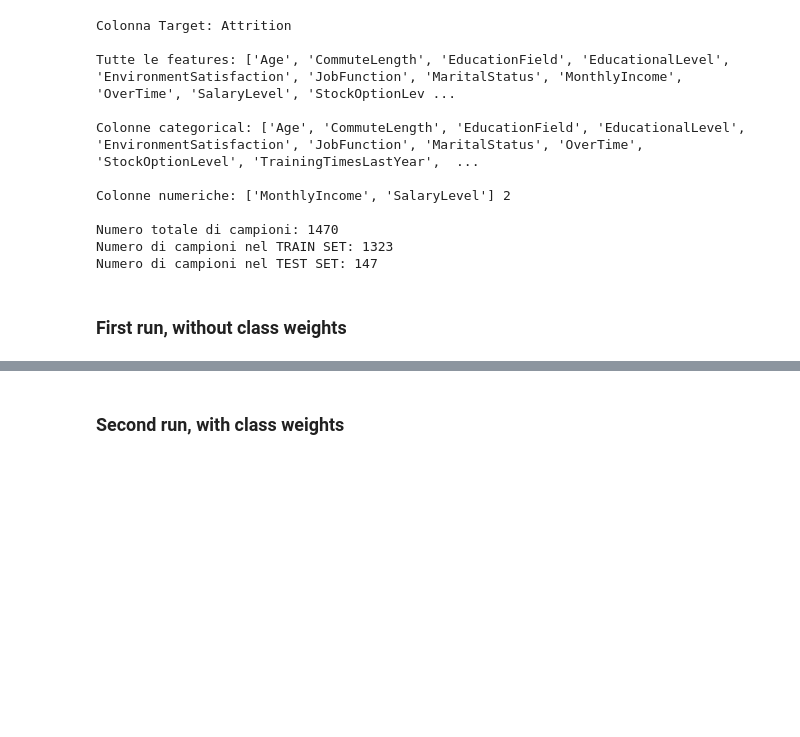
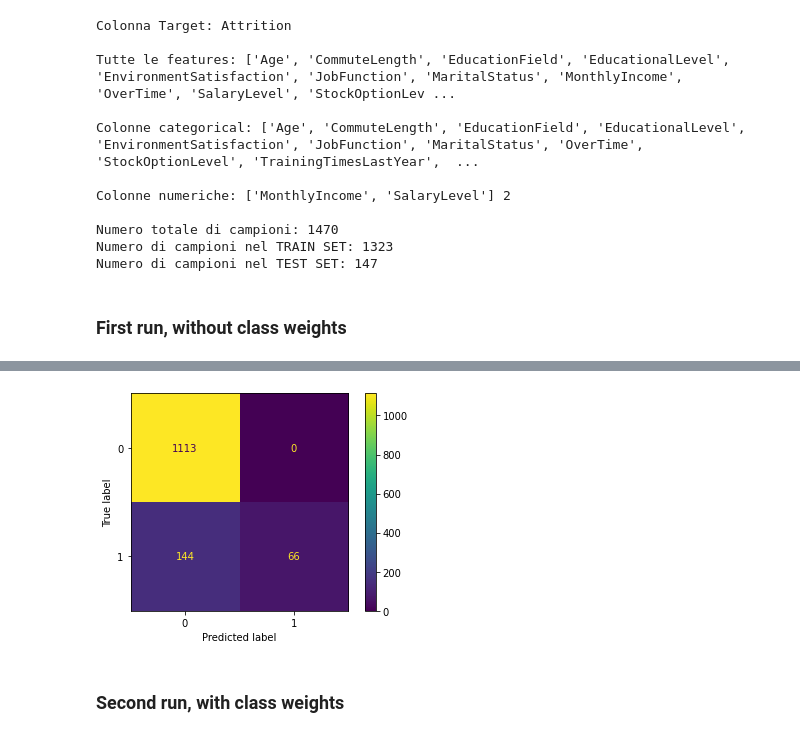
Before and after one commit to luigisaetta/catboost-employee-attrition, a Jupyter notebook: catboost1.ipynb, the cells around one changed output, grey strips where cells are left out. Saved outputs shown, nothing was run; the diff lists cells and outputs as text; code cells hidden in the pictures; blank space fills up the shorter version.

```diff
--- a/catboost1.ipynb
+++ b/catboost1.ipynb
@@ -292,3 +307,7 @@ mlflow.end_run()
+# %%
+plot_cm(model, x_train, y_train)
+# %% [output]
+[figure, added]
 # %% [markdown]
 ### Second run, with class weights
 # %%
```
Also changed, not shown: parts of 9 cells of this notebook, 4 other files.
